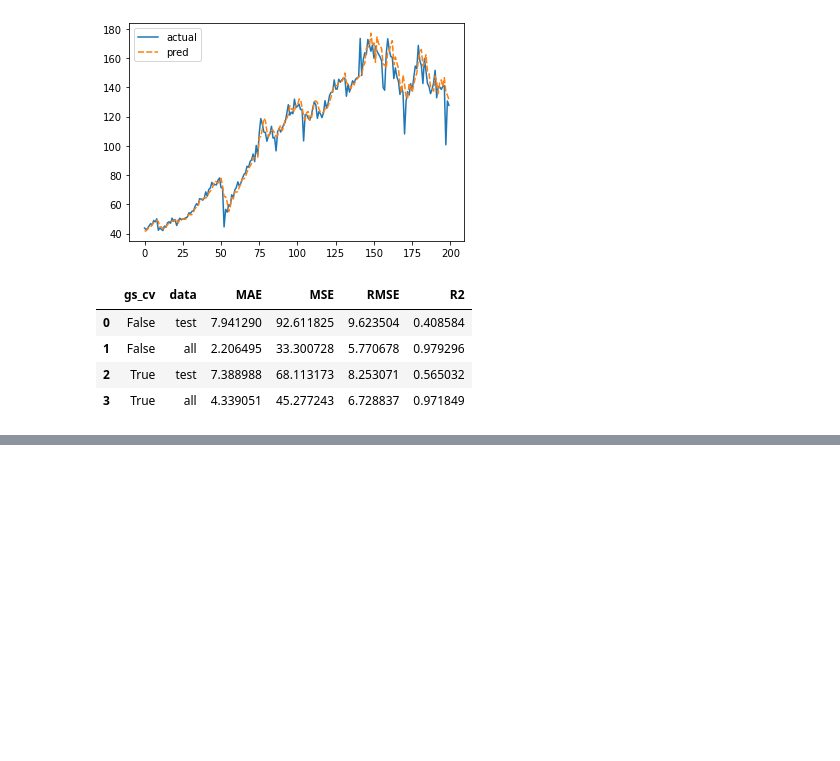
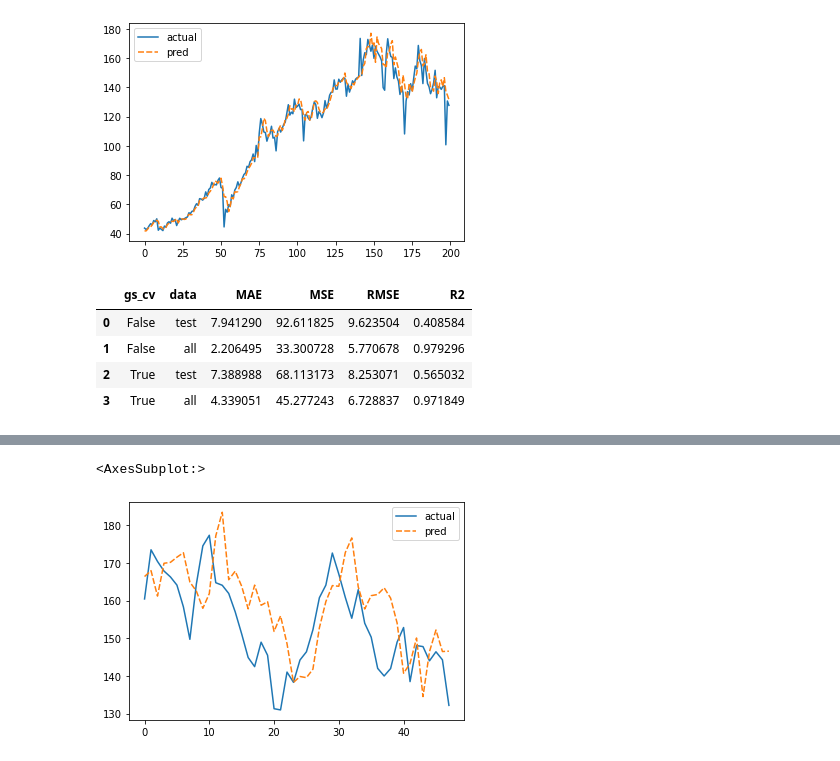
Before and after one commit to HsinZhengWei/BT4222, a Jupyter notebook: xgboost_train.ipynb, the cells around one changed output, grey strips where cells are left out. Saved outputs shown, nothing was run; the diff lists cells and outputs as text; code cells hidden in the pictures; blank space fills up the shorter version.

```diff
--- a/xgboost_train.ipynb
+++ b/xgboost_train.ipynb
@@ -397,0 +632,6 @@ score_df
+# %%
+output2 = pd.DataFrame({'actual': list(map(lambda x:x[1], y_trformed)), 'pred': list(map(lambda x:x[1], pred_trformed)) })
+sns.lineplot(data=output2)
+# %% [output]
+<AxesSubplot:>
+[figure, added]
```
Also changed, not shown: parts of 19 cells of this notebook, 1 other file.
